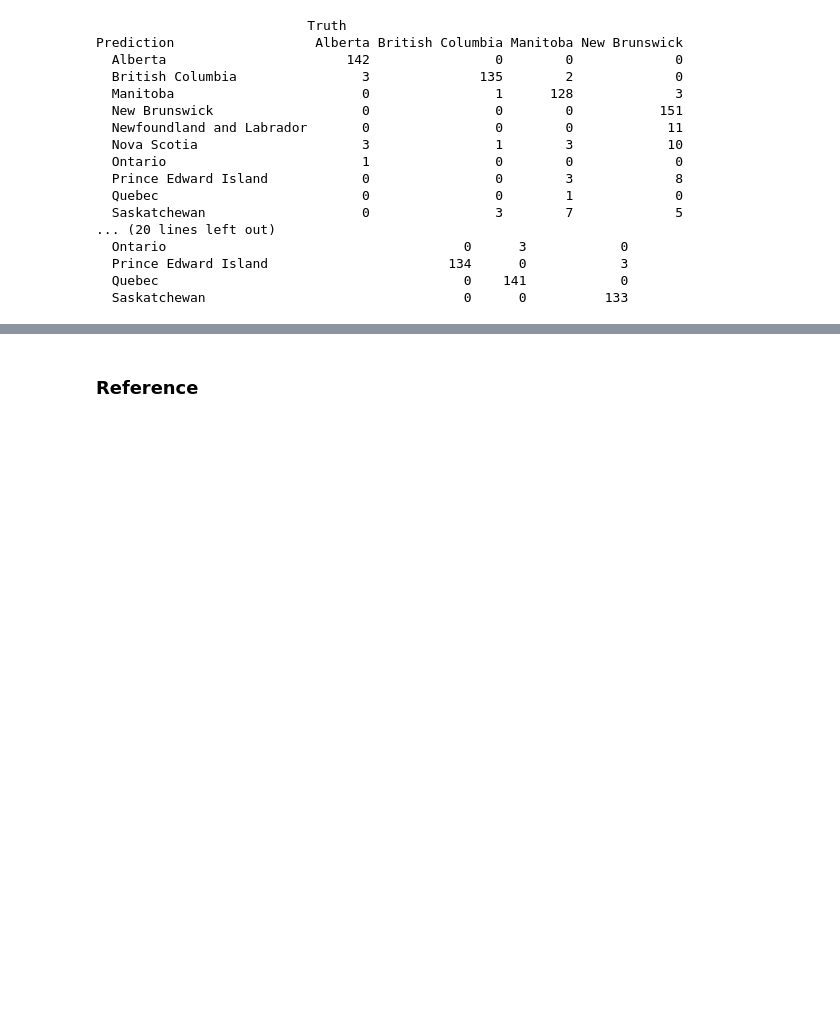
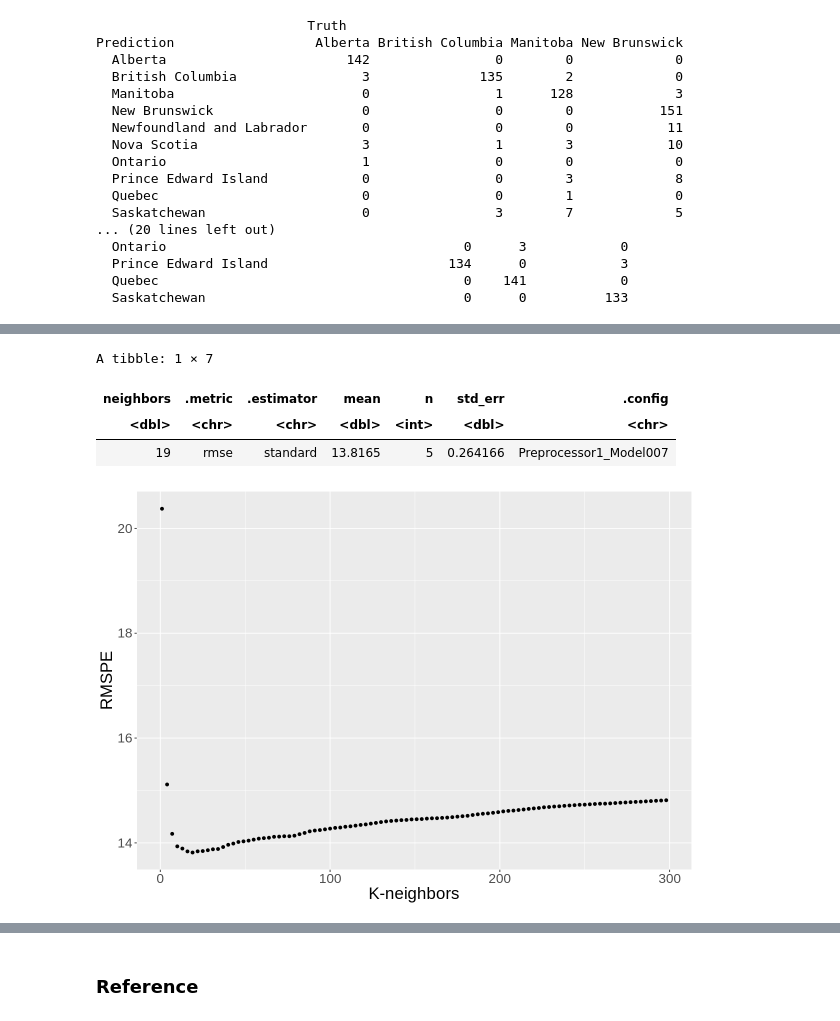
Before and after one commit to mikcblue7/dsci-100-project-group2, a Jupyter notebook: Group-2-Proposal.ipynb, the cells around one changed output, grey strips where cells are left out. Saved outputs shown, nothing was run; the diff lists cells and outputs as text; code cells hidden in the pictures; blank space fills up the shorter version.

Commit message:
reference, summary, knn-regression, writing of each process what we did

```diff
--- a/Group-2-Proposal.ipynb
+++ b/Group-2-Proposal.ipynb
@@ -445,0 +528,41 @@ Prediction                  Alberta British Columbia Manitoba New Brunswick
+# %%
+covid_recipe <- recipe(percentrecover ~ numconf, data = covid_train) |>
+                step_scale(all_predictors()) |>
+                step_center(all_predictors())
+covid_spec_1 <- nearest_neighbor(weight_func = "rectangular",
+                              neighbors = tune()) |>
+                                set_engine("kknn") |>
+                                set_mode("regression")
+
+covid_vfold <- vfold_cv(covid_train, v = 5, strata = percentrecover)
+
+
+covid_wkflw <- workflow() |>
+add_recipe(covid_recipe) |>
+add_model(covid_spec_1)
+
+covid_vals <- tibble(neighbors = seq(from = 1, to = 300, by = 3))
+
+covid_results <- covid_wkflw |>
+                tune_grid(resamples = covid_vfold, grid = covid_vals) |>
+                collect_metrics() |>
+                filter(.metric == "rmse")
+
+options(repr.plot.width=10, repr.plot.height=7)
+
+visualization_for_choosing_k <- covid_results|>
+                    ggplot(aes(x = neighbors, y = mean))+
+                    geom_point()+
+                    xlab('K-neighbors')+
+                    ylab('RMSPE')+
+                      theme(text = element_text(size=20))
+visualization_for_choosing_k
+covid_min <- covid_results |>
+            filter(mean == min(mean))
+covid_min
+# %% [output]
+A tibble: 1 × 7
+| neighbors | .metric | .estimator | mean | n | std_err | .config |
+| <dbl> | <chr> | <chr> | <dbl> | <int> | <dbl> | <chr> |
+| 19 | rmse | standard | 13.8165 | 5 | 0.264166 | Preprocessor1_Model007 |
+[figure, added]
```
Also changed, not shown: parts of 19 cells of this notebook.
